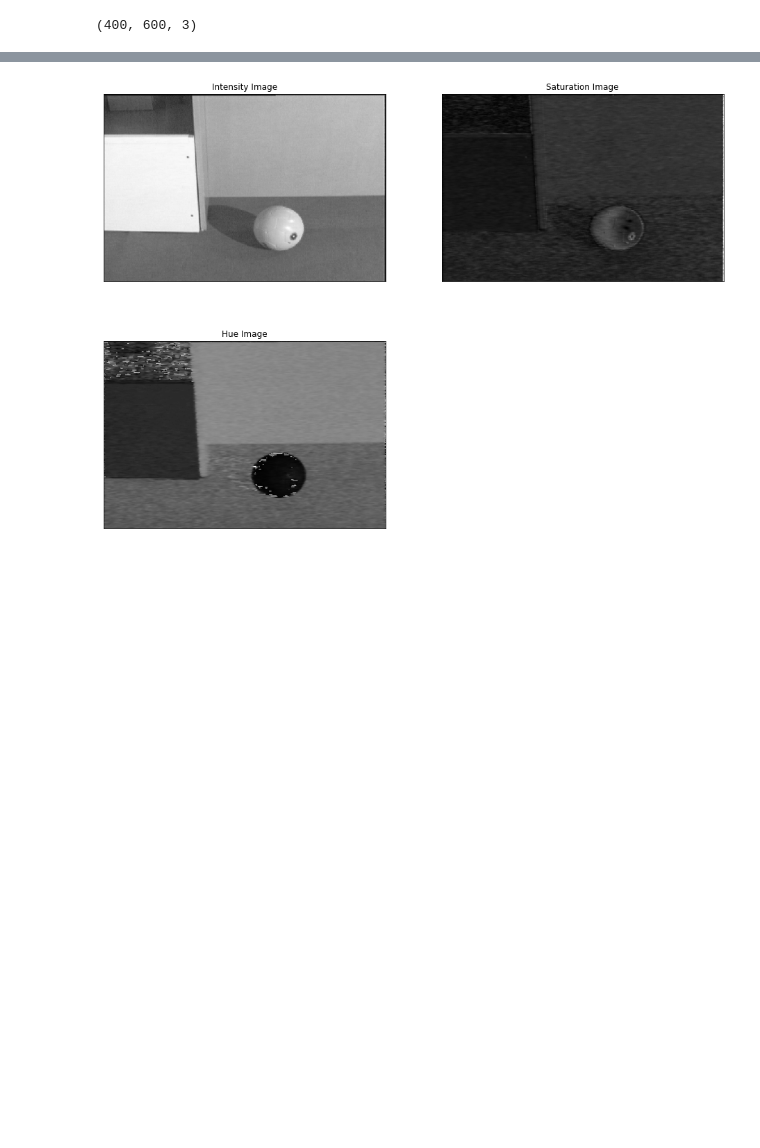
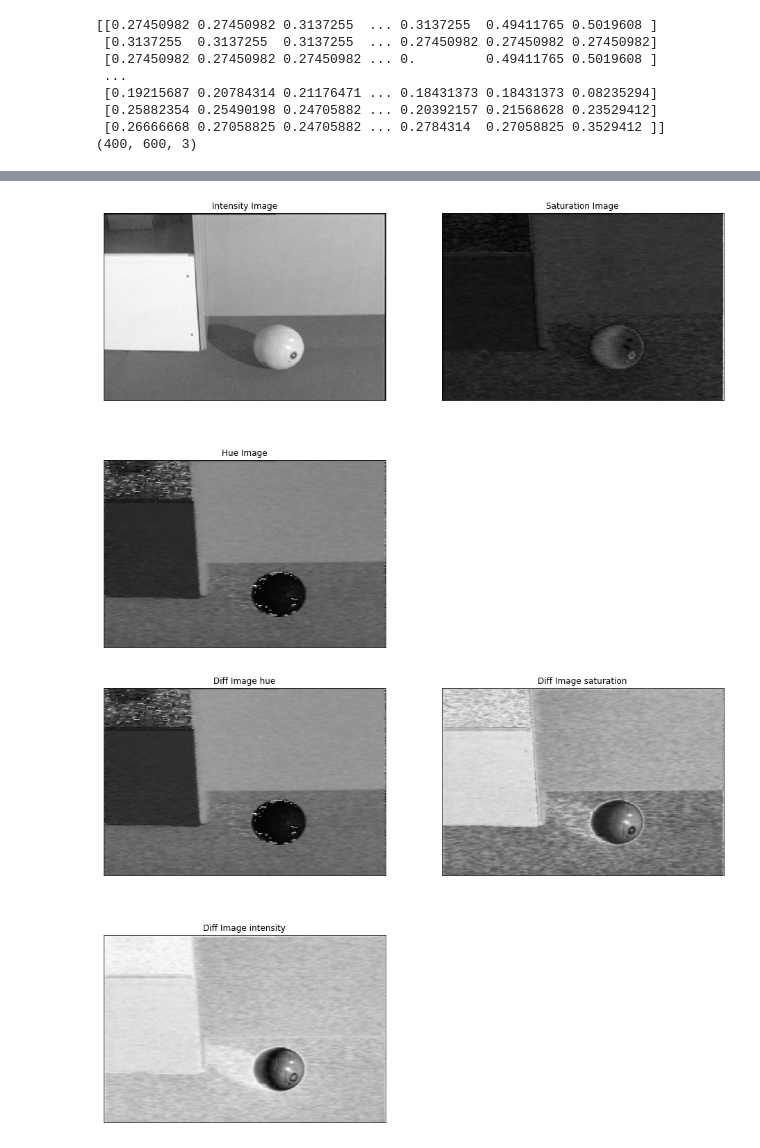
Before and after one commit to KunalMoharkar/Mid-level-Image-Processing, a Jupyter notebook: Untitled.ipynb, the cells around one changed output, grey strips where cells are left out. Drawn from its saved outputs; the diff is of its cells as text; code cells hidden in the pictures; blank space fills up the shorter version.

```diff
--- a/Untitled.ipynb
+++ b/Untitled.ipynb
@@ -248,9 +240,7 @@ def Myrgb2hsi(img):
     g = img[:,:,1]
     r = img[:,:,2]
 
-
     #intensity component calucation
-
     img_intensity = np.divide(b + g + r, 3)
 
     plt.figure(figsize=(16,12))
@@ -281,7 +271,9 @@ def Myrgb2hsi(img):
             hue[i][j] = 0.5 * ((r[i][j] - g[i][j]) + (r[i][j] - b[i][j])) / \
                                 math.sqrt((r[i][j] - g[i][j])**2 +
                                         ((r[i][j] - b[i][j]) * (g[i][j] - b[i][j])) + 0.00000000001)
+
             hue[i][j] = math.acos(hue[i][j])
+
 
             if b[i][j] <= g[i][j]:
                 hue[i][j] = hue[i][j]
@@ -294,43 +286,88 @@ def Myrgb2hsi(img):
     plt.xticks([])
     plt.yticks([])
 
+    return img_intensity,img_saturation,hue
+
+
 img = cv2.imread("images/ball.bmp")
 
 img_hsi = cv2.cvtColor(img, cv2.COLOR_RGB2HSV)
+
+#normailze
+img_hsi = np.float32(img_hsi)/255
 
 im_h = img_hsi[:,:,0]
 im_s = img_hsi[:,:,1]
 im_i = img_hsi[:,:,2]
 
+print(im_h)
+
+
+cv2.imshow('hue',im_h)
+cv2.waitKey(0)
 
 plt.figure(figsize=(16,12))
 plt.subplot(2,2,1)
 plt.imshow(im_h, cmap='gray')
 plt.title('inbilt Image hue')
 plt.xticks([])
 plt.yticks([])
 
 plt.subplot(2,2,2)
 plt.imshow(im_s, cmap='gray')
 plt.title('inbilt Image saturation')
 plt.xticks([])
 plt.yticks([])
 
 plt.subplot(2,2,3)
 plt.imshow(im_i, cmap='gray')
 plt.title('inbilt Image intensity')
 plt.xticks([])
 plt.yticks([])
 
 
-Myrgb2hsi(img)
+imh_i,imh_s,imh_h = Myrgb2hsi(img)
+
+diff_i = imh_i - im_i
+diff_s = imh_s - im_s
+diff_h = imh_h - im_h
+
+plt.figure(figsize=(16,12))
+plt.subplot(2,2,1)
+plt.imshow(diff_h, cmap='gray')
+plt.title('Diff Image hue')
+plt.xticks([])
+plt.yticks([])
+
+plt.subplot(2,2,2)
+plt.imshow(diff_s, cmap='gray')
+plt.title('Diff Image saturation')
+plt.xticks([])
+plt.yticks([])
+
+plt.subplot(2,2,3)
+plt.imshow(diff_i, cmap='gray')
+plt.title('Diff Image intensity')
+plt.xticks([])
+plt.yticks([])
+
+
+
 
 cv2.cvtColor(img, cv2.COLOR_RGB2HSV)
 
 print(img.shape)
 # %% [output]
+[[0.27450982 0.27450982 0.3137255  ... 0.3137255  0.49411765 0.5019608 ]
+ [0.3137255  0.3137255  0.3137255  ... 0.27450982 0.27450982 0.27450982]
+ [0.27450982 0.27450982 0.27450982 ... 0.         0.49411765 0.5019608 ]
+ ...
+ [0.19215687 0.20784314 0.21176471 ... 0.18431373 0.18431373 0.08235294]
+ [0.25882354 0.25490198 0.24705882 ... 0.20392157 0.21568628 0.23529412]
+ [0.26666668 0.27058825 0.24705882 ... 0.2784314  0.27058825 0.3529412 ]]
 (400, 600, 3)
 [figure]
 [figure]
+[figure, added]
 # %%
 def findCorners(img, window_size, k, thresh):
```
Also changed, not shown: parts of 3 cells of this notebook.
